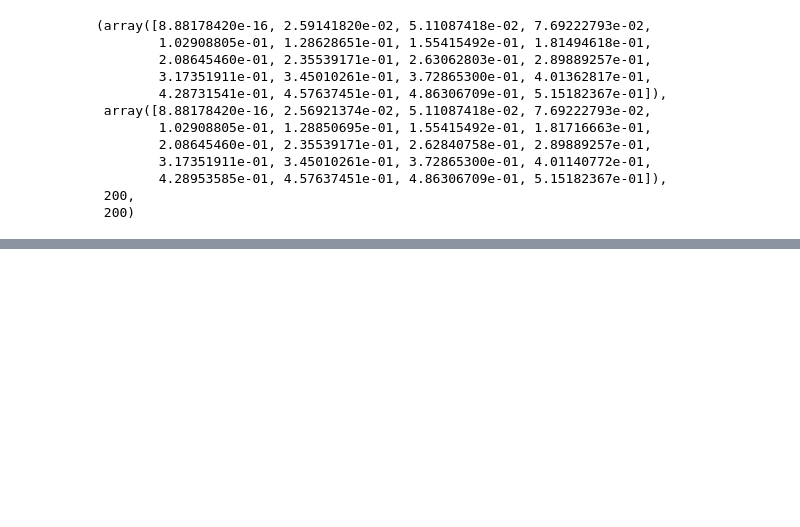
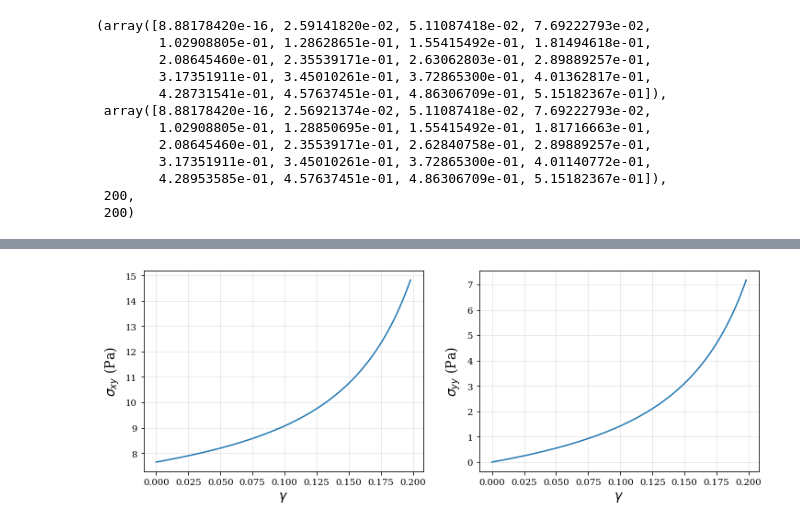
Before and after one commit to luisrlp/biopolymer-networks, a Jupyter notebook: 3_affnet_cl_ai_mcs/an_cl_ai_mcs.ipynb, the cells around one changed output, grey strips where cells are left out. Cells and saved outputs as stored; diff of their text form; code cells hidden in the pictures; blank space fills up the shorter version.

```diff
--- a/3_affnet_cl_ai_mcs/an_cl_ai_mcs.ipynb
+++ b/3_affnet_cl_ai_mcs/an_cl_ai_mcs.ipynb
@@ -719,0 +795,45 @@ stress_sum_uni[:20], stress_uni[:20], len(stress_sum_uni), len(stress_uni)
+# %%
+'SHEAR'
+
+shear_list = [], []
+material_properties = base_material_properties.copy()
+
+shear_initial = 0.0
+shear_max = 0.2
+nsteps = 100
+dshear = (shear_max-shear_initial)/nsteps
+
+sxy, syy = np.zeros((1, nsteps)), np.zeros((1, nsteps))
+shear_array = np.arange(shear_initial, shear_max, dshear)
+
+time = [0, 0]
+dtime=0.1
+kstep=1
+for i, stretch in enumerate(shear_array):
+    F = dfgrd('SSx', stretch)
+    stress_uni, _ = umatpy.run_umat_py(material_properties, F, time, dtime, kstep)
+    sxy[0,i] = stress_uni[1] - stress_sh[2]
+    time[0] += dtime
+    kstep += 1
+
+time = [0, 0]
+kstep=1
+for j, shear in enumerate(shear_array):
+    F = dfgrd('SSx', shear)
+    stress_sh, _ = umatpy.run_umat_py(material_properties, F, time, dtime, kstep)
+    syy[0,j] = stress_sh[1]
+    time[0] += dtime
+    kstep += 1
+
+
+fig, axs = plt.subplots(1,2, figsize = (12,4))
+axs[0].plot(shear_array, sxy[0,:])
+axs[0].set_xlabel('$\gamma$', fontsize=14)
+axs[0].set_ylabel('$\\sigma_{xy}$ (Pa)', fontsize=14)
+axs[0].grid(alpha=0.3)
+axs[1].plot(shear_array, syy[0, :])
+axs[1].set_xlabel('$\gamma$', fontsize=14)
+axs[1].set_ylabel('$\\sigma_{yy}$ (Pa)', fontsize=14)
+axs[1].grid(alpha=0.3)
+# %% [output]
+[figure, added]
```
Also changed, not shown: parts of 8 cells of this notebook, 17 other files.
